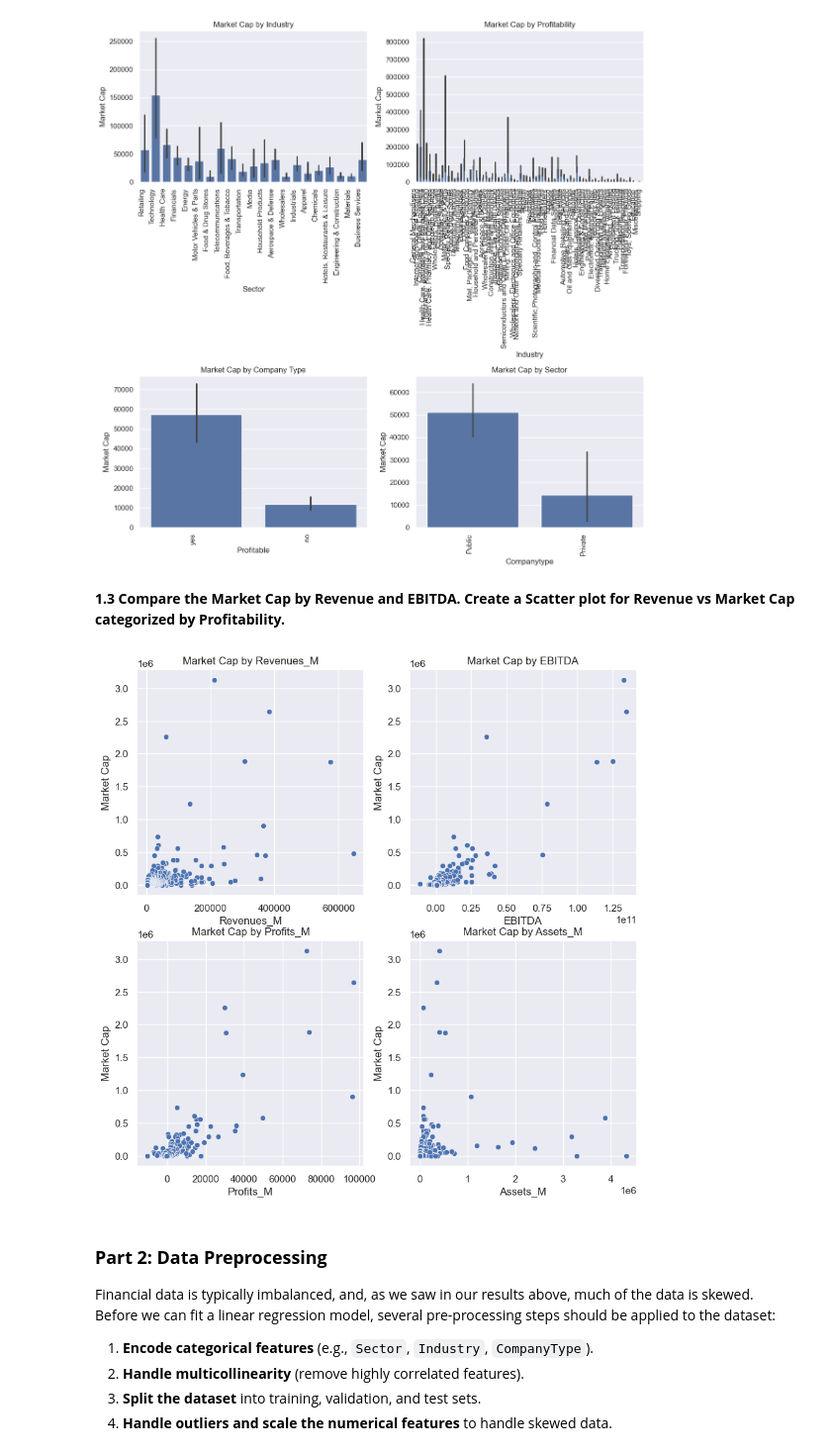
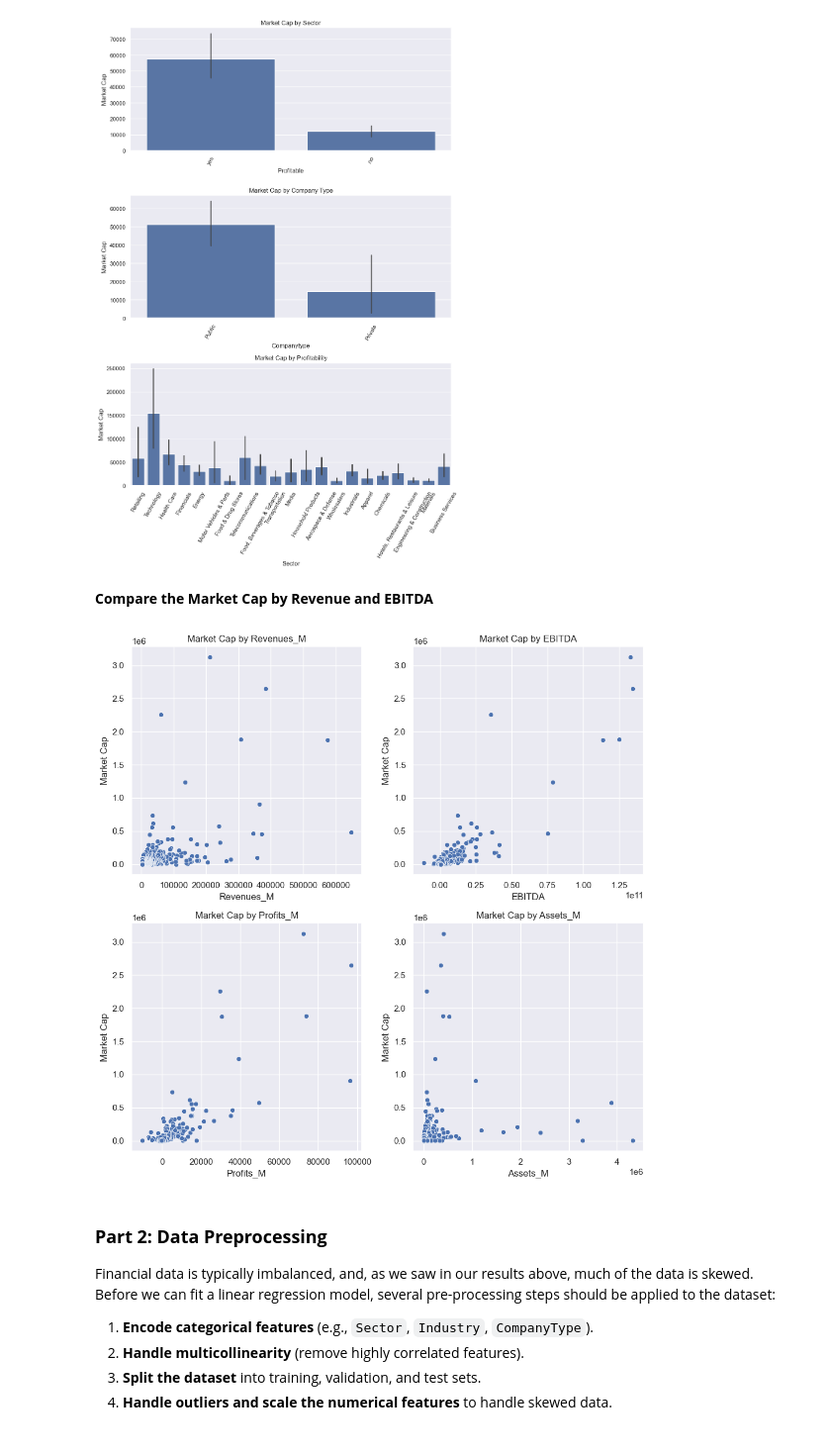
Before and after one commit to jss2326/AML-Final-Project, a Jupyter notebook: AML_Deliverable 3_Group 24.ipynb, the cells around one changed output. Shown at 99% size. Drawn from its saved outputs; the diff is of its cells as text; code cells hidden in the pictures.

```diff
--- a/AML_Deliverable 3_Group 24.ipynb
+++ b/AML_Deliverable 3_Group 24.ipynb
@@ -115,30 +120,28 @@ plt.show()
 # %%
-categorical_variables = ["Sector", "Industry", "Profitable", "CompanyType"]
+categorical_variables = ["Profitable", "CompanyType", "Sector"]
 
 
-fig, ax = plt.subplots(2, 2, figsize=(12, 12))
+fig, ax = plt.subplots(3, 1, figsize=(10, 15))
 
 subplot_titles = {
     "Market Cap by Sector",
-    "Market Cap by Industry",
     "Market Cap by Profitability",
     "Market Cap by Company Type",
-
 }
 
 for var, title, subplot in zip(categorical_variables, subplot_titles, ax.flatten()):
     sns.barplot(x=var, y="MarketCap_March28_M", data=initial_df, ax=subplot)
     subplot.set_xlabel(var.capitalize())
     subplot.set_ylabel("Market Cap")
     subplot.set_title(title)
-    plt.setp(subplot.xaxis.get_majorticklabels(), rotation=90, ha="right")
+    plt.setp(subplot.xaxis.get_majorticklabels(), rotation=60)
 
 plt.tight_layout()
 plt.show()
 # %% [output]
-[figure, old version]
+[figure, new version]
 # %% [markdown]
-**1.3 Compare the Market Cap by Revenue and EBITDA. Create a Scatter plot for Revenue vs Market Cap categorized by Profitability.**
+**Compare the Market Cap by Revenue and EBITDA**
 # %%
 # Plot scatter plots for numerical features vs. Market Cap
 num_features = ["Revenues_M", "EBITDA", "Profits_M", "Assets_M"]
@@ -153,8 +156,10 @@ for var, subplot in zip(num_features, ax.flatten()):
     subplot.set_ylabel("Market Cap")
     subplot.set_title(f"Market Cap by {var}")
 
+
+plt.tight_layout()
 plt.show()
 # %% [output]
-[figure, old version]
+[figure, new version]
 # %% [markdown]
 ### **Part 2: Data Preprocessing**
```
Also changed, not shown: parts of 34 cells of this notebook.
